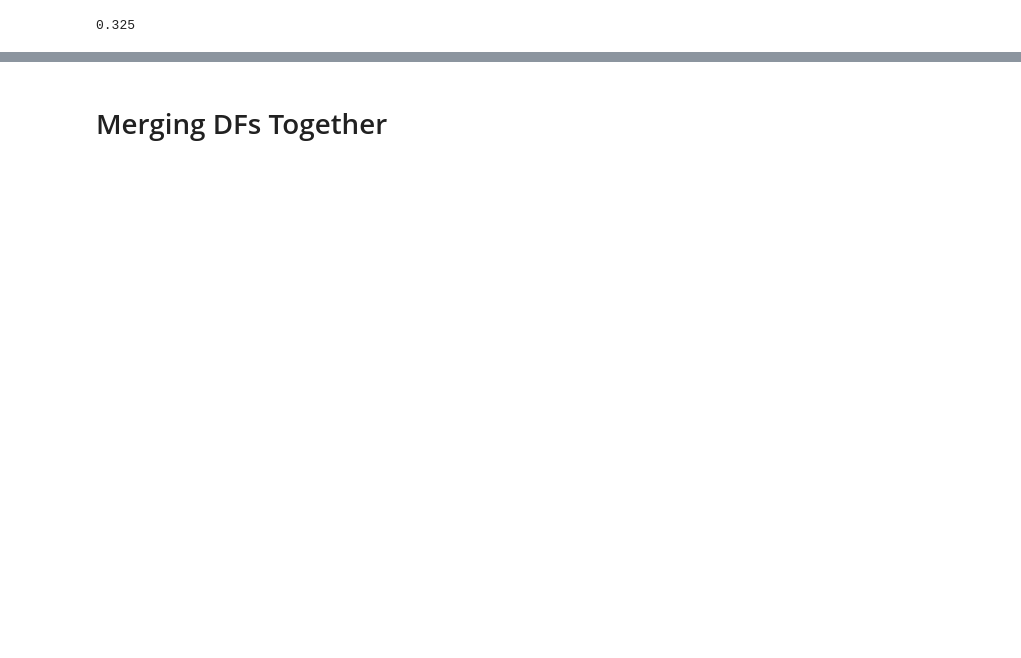
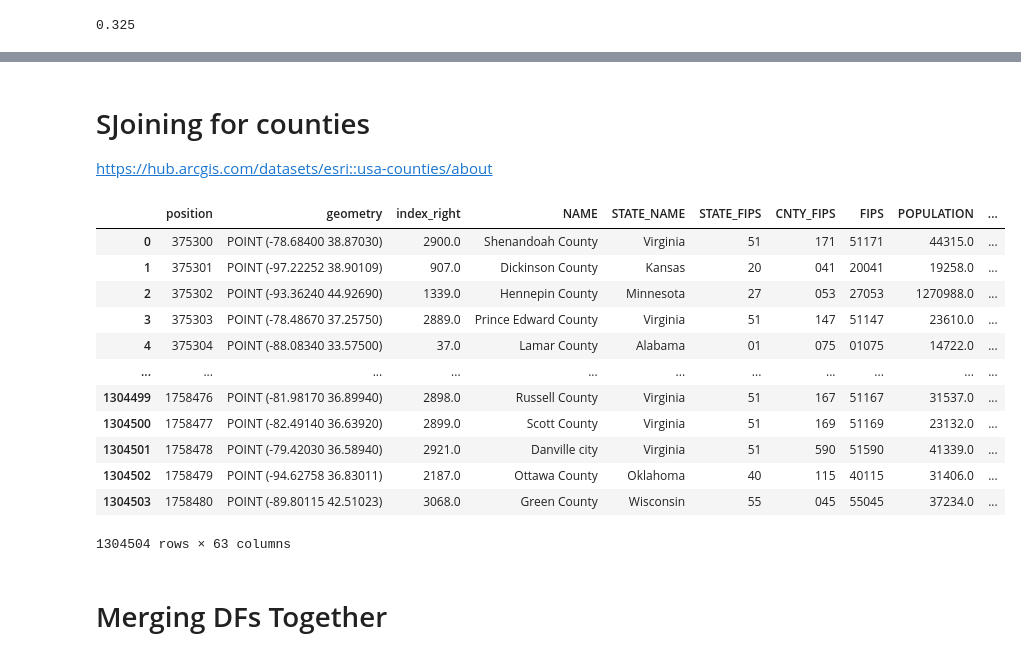
Before and after one commit to caroseca/troubled_waters, a Jupyter notebook: usgs_eda.ipynb, the cells around one changed output, grey strips where cells are left out. Drawn from its saved outputs; the diff is of its cells as text; code cells hidden in the pictures; blank space fills up the shorter version.

```diff
--- a/usgs_eda.ipynb
+++ b/usgs_eda.ipynb
@@ -209,3 +291,31 @@ zip_points
+# %% [markdown]
+# SJoining for counties
+
+https://hub.arcgis.com/datasets/esri::usa-counties/about
+# %%
+# points = geopandas.read_file('GeoObs.json')
+# counties = geopandas.read_file("USA_counties_gdb.gdb")
+# county_points = points.sjoin(counties, how='left', )
+
+points = geopandas.read_file('GeoObs.json')
+counties = geopandas.read_file("USA_counties_gdb.gdb").to_crs(4326)
+county_points = points.sjoin(counties, how='left', )
+# %%
+county_points
+# %% [output]
+|  | position | geometry | index_right | NAME | STATE_NAME | STATE_FIPS | CNTY_FIPS | FIPS | POPULATION | ... |
+| 0 | 375300 | POINT (-78.68400 38.87030) | 2900.0 | Shenandoah County | Virginia | 51 | 171 | 51171 | 44315.0 | ... |
+| 1 | 375301 | POINT (-97.22252 38.90109) | 907.0 | Dickinson County | Kansas | 20 | 041 | 20041 | 19258.0 | ... |
+| 2 | 375302 | POINT (-93.36240 44.92690) | 1339.0 | Hennepin County | Minnesota | 27 | 053 | 27053 | 1270988.0 | ... |
+| 3 | 375303 | POINT (-78.48670 37.25750) | 2889.0 | Prince Edward County | Virginia | 51 | 147 | 51147 | 23610.0 | ... |
+| 4 | 375304 | POINT (-88.08340 33.57500) | 37.0 | Lamar County | Alabama | 01 | 075 | 01075 | 14722.0 | ... |
+| ... | ... | ... | ... | ... | ... | ... | ... | ... | ... | ... |
+| 1304499 | 1758476 | POINT (-81.98170 36.89940) | 2898.0 | Russell County | Virginia | 51 | 167 | 51167 | 31537.0 | ... |
+| 1304500 | 1758477 | POINT (-82.49140 36.63920) | 2899.0 | Scott County | Virginia | 51 | 169 | 51169 | 23132.0 | ... |
+| 1304501 | 1758478 | POINT (-79.42030 36.58940) | 2921.0 | Danville city | Virginia | 51 | 590 | 51590 | 41339.0 | ... |
+| 1304502 | 1758479 | POINT (-94.62758 36.83011) | 2187.0 | Ottawa County | Oklahoma | 40 | 115 | 40115 | 31406.0 | ... |
+| 1304503 | 1758480 | POINT (-89.80115 42.51023) | 3068.0 | Green County | Wisconsin | 55 | 045 | 55045 | 37234.0 | ... |
+1304504 rows × 63 columns
 # %% [markdown]
 # Merging DFs Together
 # %%
```
Also changed, not shown: parts of 47 cells of this notebook.
